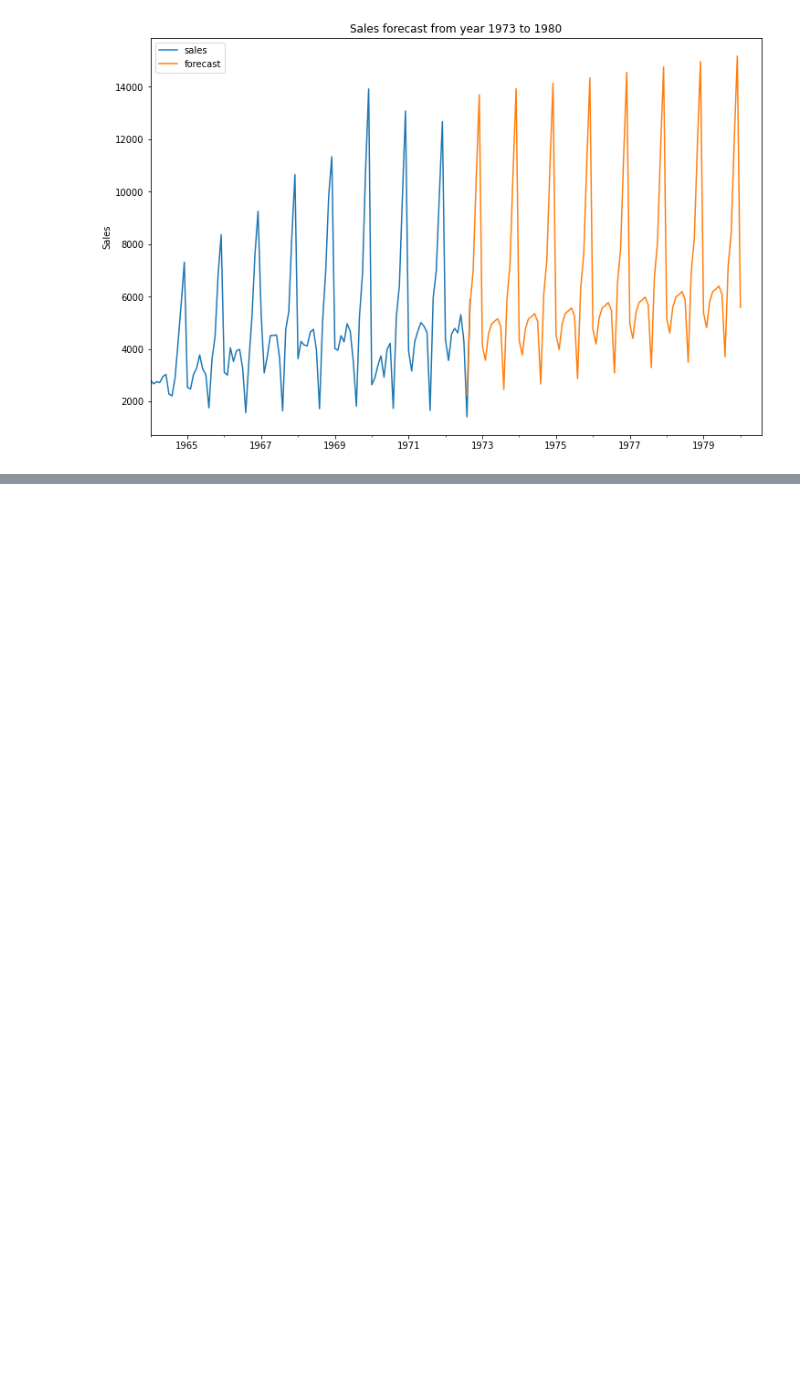
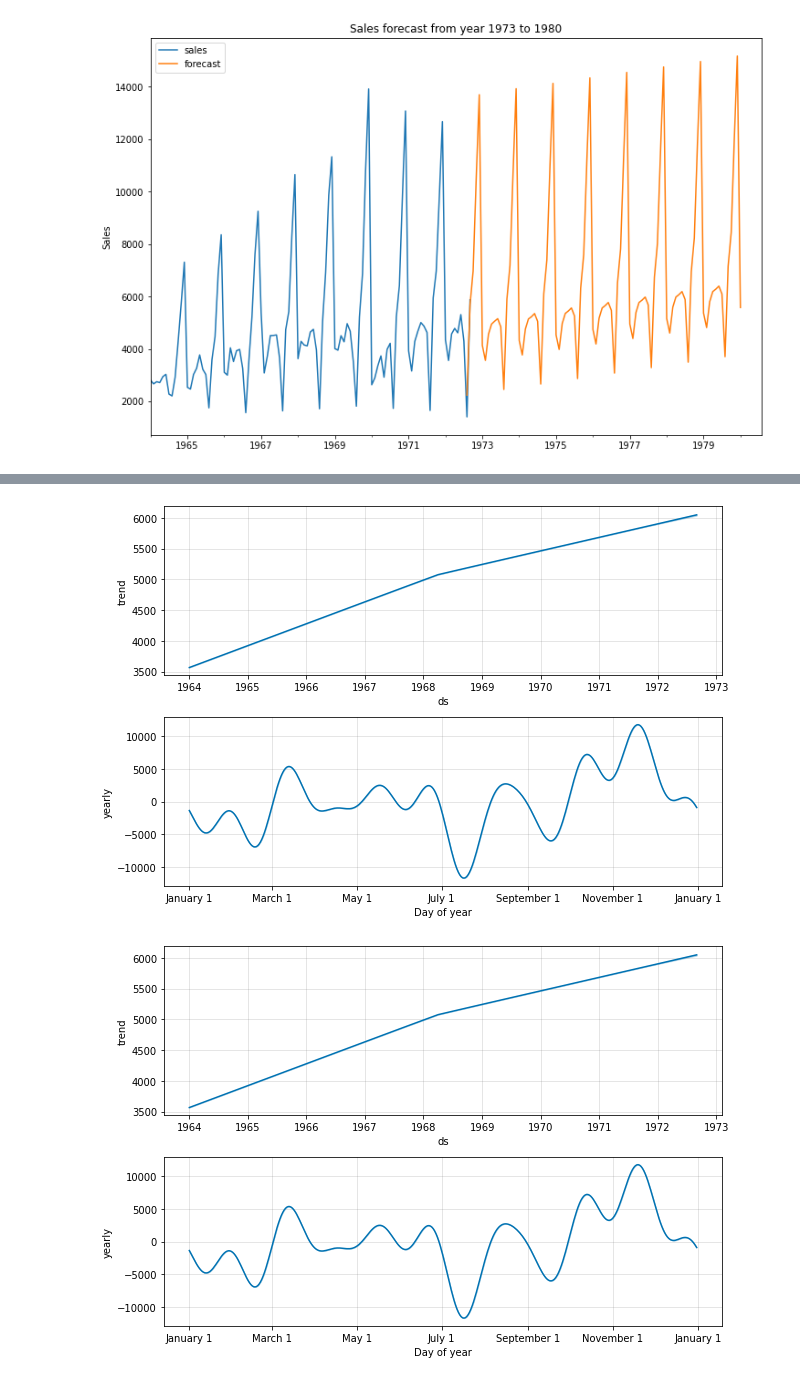
Before and after one commit to spshreya/21daysofML, a Jupyter notebook: timeseriesprac.ipynb, the cells around one changed output, grey strips where cells are left out. Cells and saved outputs as stored; diff of their text form; code cells hidden in the pictures; blank space fills up the shorter version.

```diff
--- a/timeseriesprac.ipynb
+++ b/timeseriesprac.ipynb
@@ -502,0 +551,5 @@ future_df[['sales','forecast']].plot(figsize=(12,8),ylabel='Sales',title='Sales
+# %%
+prophet.plot_components(forecast)
+# %% [output]
+[figure, added]
+[figure, added]
```
Also changed, not shown: parts of 30 cells of this notebook.
